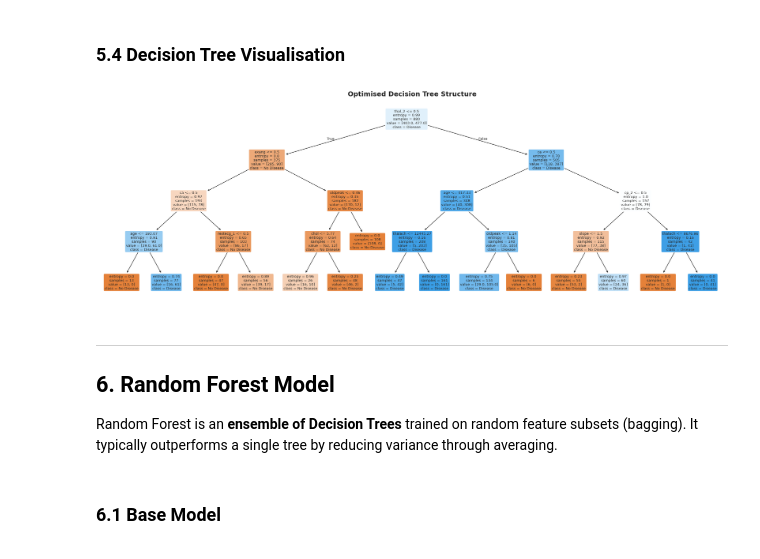
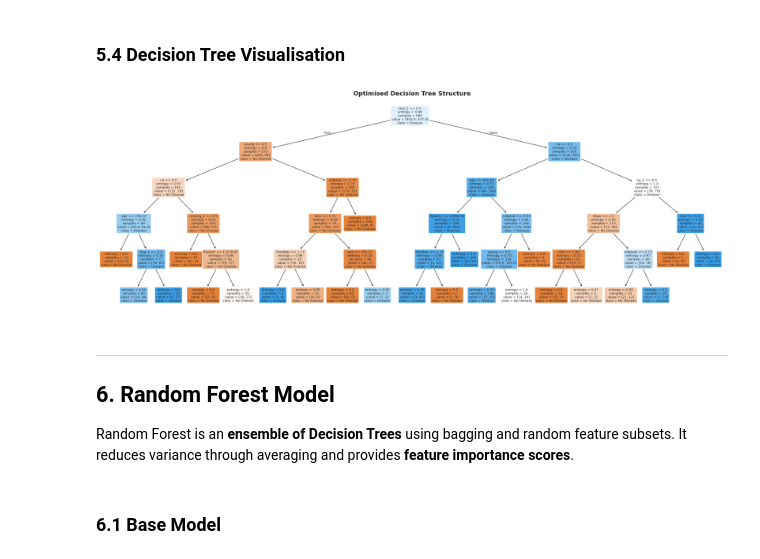
Before and after one commit to Sachin20010517/sca-supervised-prediction-model, a Jupyter notebook: SCA_Prediction_FYP.ipynb, the cells around one changed output. Saved outputs shown, nothing was run; the diff lists cells and outputs as text; code cells hidden in the pictures.

```diff
--- a/SCA_Prediction_FYP.ipynb
+++ b/SCA_Prediction_FYP.ipynb
@@ -266,19 +272,17 @@ fig, axes = plt.subplots(len(CONTINUOUS_FEATURES), 2, figsize=(14, 16),
                          gridspec_kw={'width_ratios': [1, 2]})
 
 for i, col in enumerate(CONTINUOUS_FEATURES):
-    # Bar plot – mean per class
     g = sns.barplot(data=df_plot, x='target', y=col, ax=axes[i, 0], palette=PALETTE)
-    axes[i, 0].set_title(f'{col} – Mean by Class', fontsize=11, fontweight='bold')
+    axes[i, 0].set_title(f'{col} — Mean by Class', fontsize=11, fontweight='bold')
     for container in g.containers:
         g.bar_label(container, fmt='%.2f', padding=3, fontsize=9)
 
-    # KDE plot – distribution per class
     for cls, color in zip(['0', '1'], PALETTE):
         sns.kdeplot(data=df_plot[df_plot['target'] == cls], x=col, fill=True,
                     linewidth=2, ax=axes[i, 1], label=f'Class {cls}', color=color, alpha=0.45)
     axes[i, 1].set_yticks([])
     axes[i, 1].legend(title='Heart Disease', loc='upper right', fontsize=9)
-    axes[i, 1].set_title(f'{col} – KDE by Class', fontsize=11, fontweight='bold')
+    axes[i, 1].set_title(f'{col} — KDE by Class', fontsize=11, fontweight='bold')
 
 plt.suptitle('Continuous Features vs Target', fontsize=16, fontweight='bold', y=1.01)
 plt.tight_layout()
@@ -450,33 +450,0 @@ Applied **only on training data** to learn the lambda parameters, then the **sam
-# %%
-# Add tiny constant to oldpeak to satisfy Box-Cox positivity requirement
-X_train = X_train.copy()
-X_test  = X_test.copy()
-X_train['oldpeak'] = X_train['oldpeak'] + 0.001
-X_test['oldpeak']  = X_test['oldpeak']  + 0.001
-
-fig, axes = plt.subplots(2, 5, figsize=(18, 8))
-lambdas = {}
-
-for i, col in enumerate(CONTINUOUS_FEATURES):
-    # Original distribution
-    sns.histplot(X_train[col], kde=True, ax=axes[0, i],
-                 color=PALETTE[1], edgecolor='none').set_title(f'Before: {col}', fontsize=10)
-
-    # Apply Box-Cox only if all values strictly positive
-    if X_train[col].min() > 0:
-        X_train[col], lambdas[col] = boxcox(X_train[col])
-        X_test[col] = boxcox(X_test[col], lmbda=lambdas[col])
-        color = PALETTE[0]
-        label = f'After: {col}'
-    else:
-        color = 'grey'
-        label = f'{col} (skipped)'
-
-    sns.histplot(X_train[col], kde=True, ax=axes[1, i],
-                 color=color, edgecolor='none').set_title(label, fontsize=10)
-
-plt.suptitle('Box-Cox Transformation — Before vs After (Training Set)',
-             fontsize=14, fontweight='bold')
-plt.tight_layout()
-plt.show()
-print(f"\nLambda values learned: {lambdas}")
@@ -580,7 +621,7 @@ Decision Tree base model initialised.
 # %%
 param_grid_dt = {
     'criterion'        : ['gini', 'entropy'],
-    'max_depth'        : [2, 3, 4],
+    'max_depth'        : [2, 3, 4, 5],
     'min_samples_split': [2, 3, 4],
     'min_samples_leaf' : [1, 2]
 }
@@ -635,22 +676,22 @@ weighted avg       0.86      0.86      0.86       220
 # %% [markdown]
 ### 5.4 Decision Tree Visualisation
 # %%
-fig, ax = plt.subplots(figsize=(20, 7))
+fig, ax = plt.subplots(figsize=(22, 8))
 plot_tree(best_dt,
           feature_names=X_train.columns.tolist(),
           class_names=['No Disease', 'Disease'],
           filled=True, rounded=True, fontsize=8,
           impurity=True, precision=2, ax=ax)
 plt.title('Optimised Decision Tree Structure', fontsize=15, fontweight='bold')
 plt.tight_layout()
 plt.show()
 # %% [output]
-[figure, old version]
+[figure, new version]
 # %% [markdown]
 ---
 ## 6. Random Forest Model <a id='6'></a>
 
-Random Forest is an **ensemble of Decision Trees** trained on random feature subsets (bagging). It typically outperforms a single tree by reducing variance through averaging.
+Random Forest is an **ensemble of Decision Trees** using bagging and random feature subsets. It reduces variance through averaging and provides **feature importance scores**.
 # %% [markdown]
 ### 6.1 Base Model
 # %%
```
Also changed, not shown: parts of 62 cells of this notebook.
